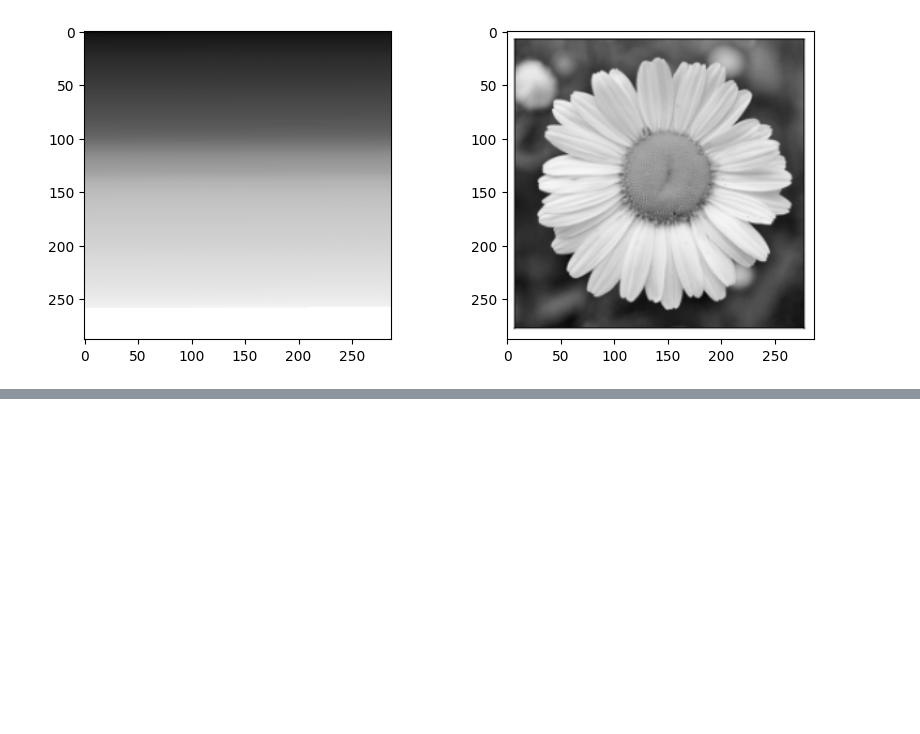
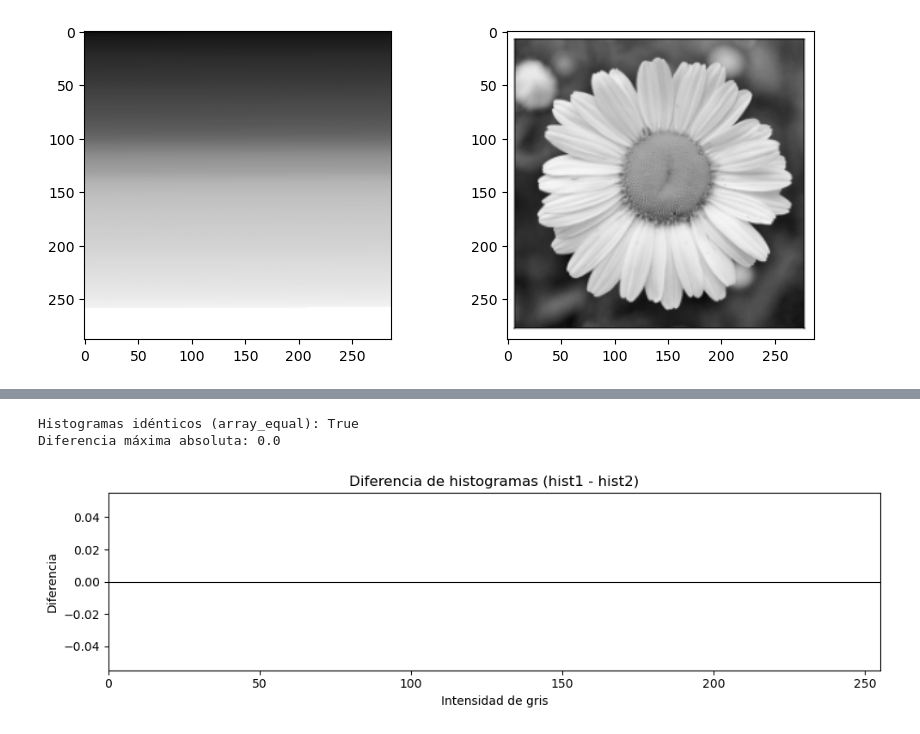
Before and after one commit to marcoslund/ceia-vpc1-tps, a Jupyter notebook: TP1/tp1.ipynb, the cells around one changed output, grey strips where cells are left out. Cells and saved outputs as stored; diff of their text form; code cells hidden in the pictures; blank space fills up the shorter version.

```diff
--- a/TP1/tp1.ipynb
+++ b/TP1/tp1.ipynb
@@ -42,0 +209,19 @@ plt.show()
+# %%
+# Verificación numérica de los histogramas
+hist_diff = hist1 - hist2
+print("Histogramas idénticos (array_equal):", np.array_equal(hist1, hist2))
+print("Diferencia máxima absoluta:", np.max(np.abs(hist_diff)))
+
+fig, ax = plt.subplots(figsize=(10, 3))
+ax.bar(range(bins), hist_diff, width=1.0, color="crimson", alpha=0.85)
+ax.set_title("Diferencia de histogramas (hist1 - hist2)")
+ax.set_xlabel("Intensidad de gris")
+ax.set_ylabel("Diferencia")
+ax.set_xlim(0, 255)
+ax.axhline(0, color="black", linewidth=0.8)
+plt.tight_layout()
+plt.show()
+# %% [output]
+Histogramas idénticos (array_equal): True
+Diferencia máxima absoluta: 0.0
+[figure, added]
```
Also changed, not shown: parts of 18 cells of this notebook.
